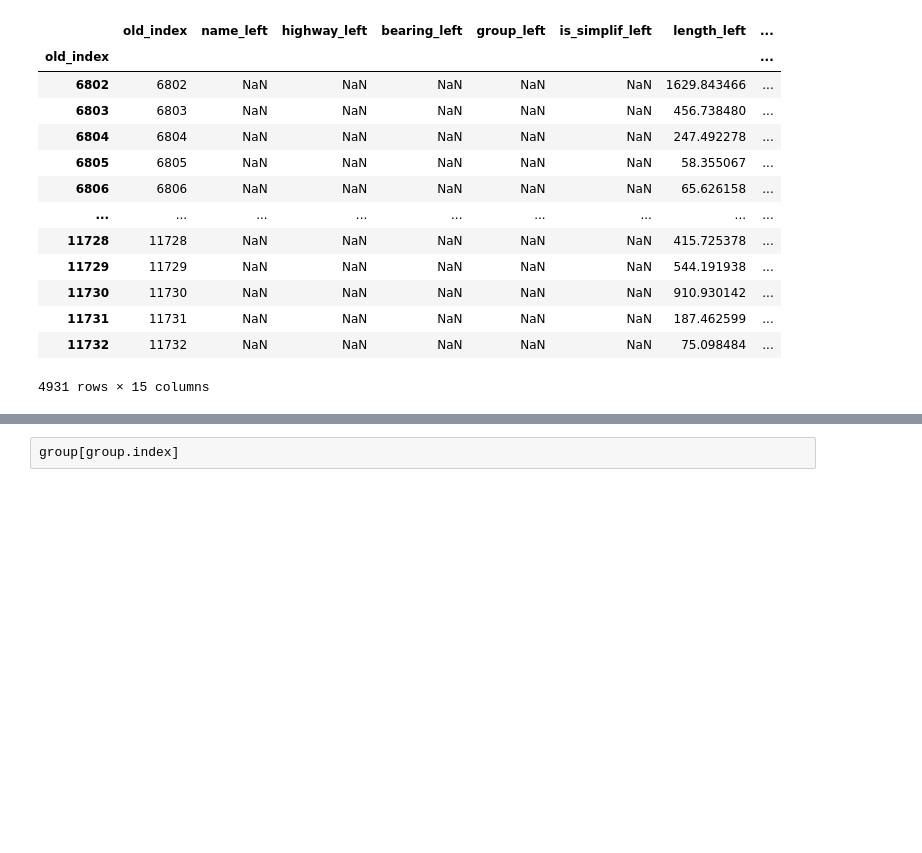
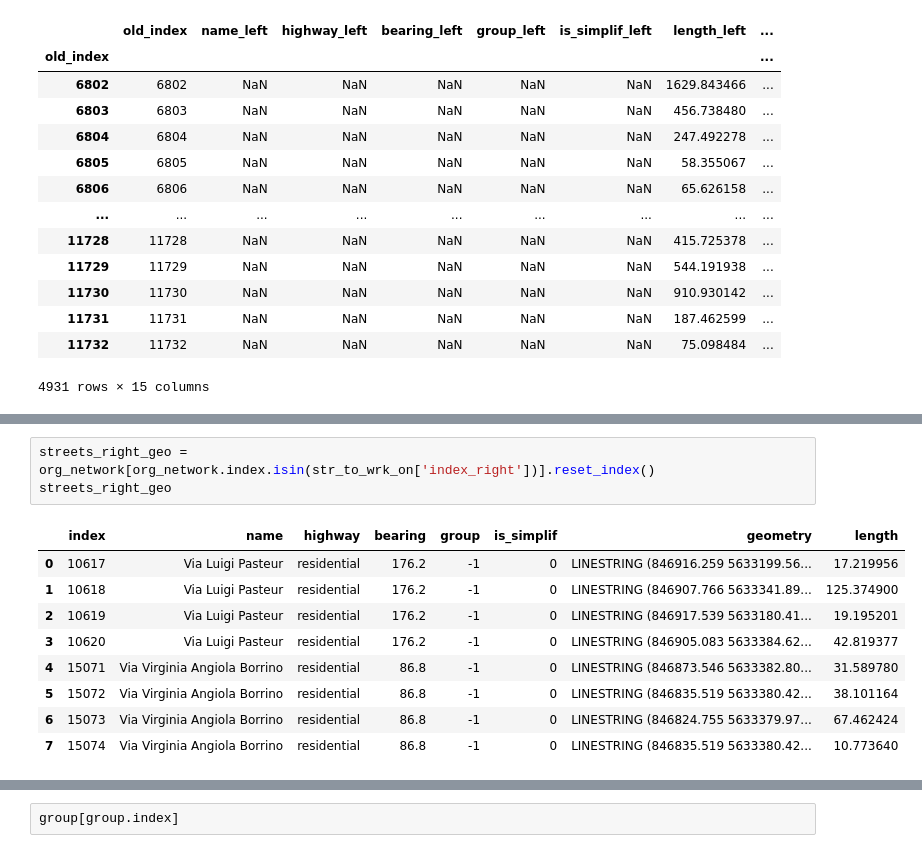
Before and after one commit to achic19/SOD0, a Jupyter notebook: Code/code_for_test.ipynb, the cells around one changed output, grey strips where cells are left out. Cells and saved outputs as stored; diff of their text form; blank space fills up the shorter version.

```diff
--- a/Code/code_for_test.ipynb
+++ b/Code/code_for_test.ipynb
@@ -859 +885,14 @@ buffer_0
+# %%
+streets_right_geo = org_network[org_network.index.isin(str_to_wrk_on['index_right'])].reset_index()
+streets_right_geo
+# %% [output]
+|  | index | name | highway | bearing | group | is_simplif | geometry | length |
+| 0 | 10617 | Via Luigi Pasteur | residential | 176.2 | -1 | 0 | LINESTRING (846916.259 5633199.56... | 17.219956 |
+| 1 | 10618 | Via Luigi Pasteur | residential | 176.2 | -1 | 0 | LINESTRING (846907.766 5633341.89... | 125.374900 |
+| 2 | 10619 | Via Luigi Pasteur | residential | 176.2 | -1 | 0 | LINESTRING (846917.539 5633180.41... | 19.195201 |
+| 3 | 10620 | Via Luigi Pasteur | residential | 176.2 | -1 | 0 | LINESTRING (846905.083 5633384.62... | 42.819377 |
+| 4 | 15071 | Via Virginia Angiola Borrino | residential | 86.8 | -1 | 0 | LINESTRING (846873.546 5633382.80... | 31.589780 |
+| 5 | 15072 | Via Virginia Angiola Borrino | residential | 86.8 | -1 | 0 | LINESTRING (846835.519 5633380.42... | 38.101164 |
+| 6 | 15073 | Via Virginia Angiola Borrino | residential | 86.8 | -1 | 0 | LINESTRING (846824.755 5633379.97... | 67.462424 |
+| 7 | 15074 | Via Virginia Angiola Borrino | residential | 86.8 | -1 | 0 | LINESTRING (846835.519 5633380.42... | 10.773640 |
 # %%
```
Also changed, not shown: parts of 15 cells of this notebook, 1 other file.
